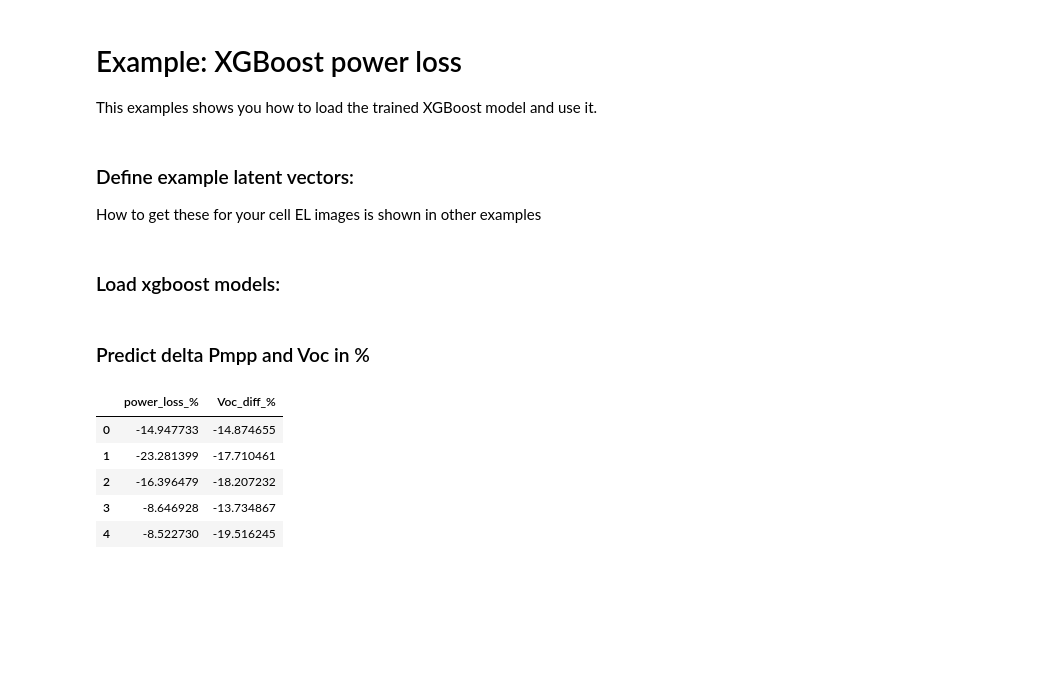
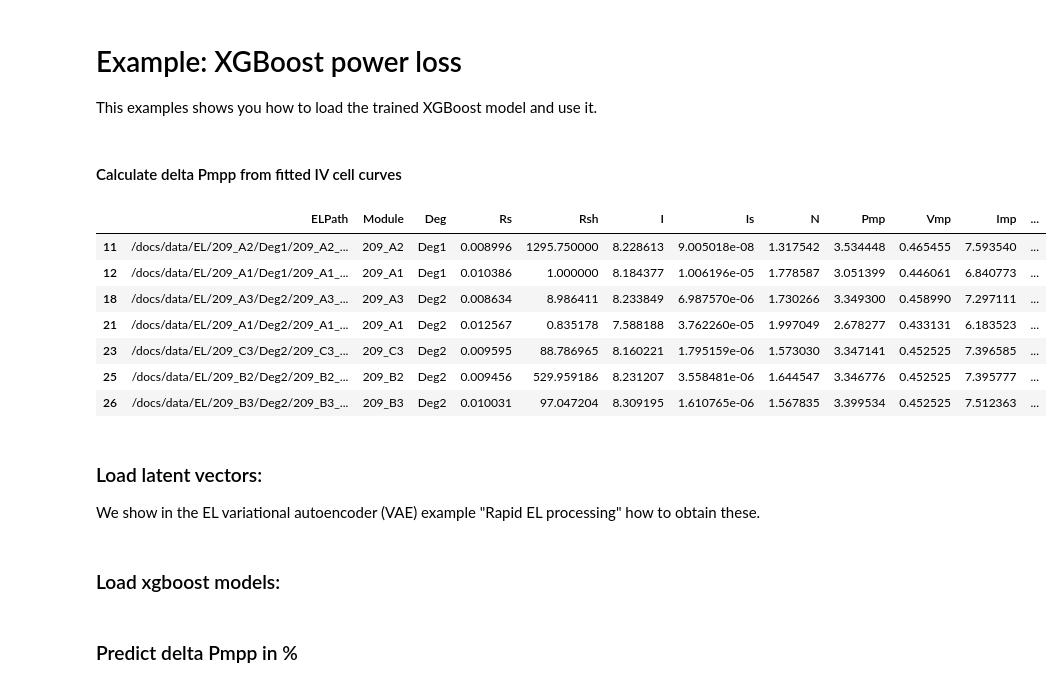
Before and after one commit to sandialabs/pvcracks, a Jupyter notebook: docs/Examples/example_xgboost.ipynb, the cells around one changed output. Cells and saved outputs as stored; diff of their text form; code cells hidden in the pictures; blank space fills up the shorter version.

```diff
--- a/docs/Examples/example_xgboost.ipynb
+++ b/docs/Examples/example_xgboost.ipynb
@@ -12,0 +14,2 @@ import numpy as np
+# %% [markdown]
+#### Calculate delta Pmpp from fitted IV cell curves
@@ -13,3 +18,41 @@ import numpy as np
+# %%
+# grab each Module’s Init‐stage Pmp
+init = (
+    Cell9Master[Cell9Master['Deg']=='Init']
+    .set_index('Module')['Pmp']
+    # init is now a Series: index=Module, value=Pmp_at_Init
+)
+
+# Calcuate differenc in %
+Cell9Master['deltaPmp'] = 100*(Cell9Master['Pmp'] - Cell9Master['Module'].map(init))/Cell9Master['Module'].map(init)
+# %%
+#Filter out specific cells we know have cracks
+cracked = [
+    ('209_A2','Deg1'),
+    ('209_A1','Deg1'),
+    ('209_A3','Deg2'),
+    ('209_A1','Deg2'),
+    ('209_C3','Deg2'),
+    ('209_B2','Deg2'),
+    ('209_B3','Deg2'),
+]
+
+# 2) build a boolean mask which is True only for those pairs
+mask = Cell9Master[['Module','Deg']].apply(tuple,axis=1).isin(cracked)
+
+# 3) slice to keep only the cracked cells
+Cell9Degs = Cell9Master[mask].copy()
+# %%
+Cell9Degs
+# %% [output]
+|  | ELPath | Module | Deg | Rs | Rsh | I | Is | N | Pmp | Vmp | Imp | ... |
+| 11 | /docs/data/EL/209_A2/Deg1/209_A2_... | 209_A2 | Deg1 | 0.008996 | 1295.750000 | 8.228613 | 9.005018e-08 | 1.317542 | 3.534448 | 0.465455 | 7.593540 | ... |
+| 12 | /docs/data/EL/209_A1/Deg1/209_A1_... | 209_A1 | Deg1 | 0.010386 | 1.000000 | 8.184377 | 1.006196e-05 | 1.778587 | 3.051399 | 0.446061 | 6.840773 | ... |
+| 18 | /docs/data/EL/209_A3/Deg2/209_A3_... | 209_A3 | Deg2 | 0.008634 | 8.986411 | 8.233849 | 6.987570e-06 | 1.730266 | 3.349300 | 0.458990 | 7.297111 | ... |
+| 21 | /docs/data/EL/209_A1/Deg2/209_A1_... | 209_A1 | Deg2 | 0.012567 | 0.835178 | 7.588188 | 3.762260e-05 | 1.997049 | 2.678277 | 0.433131 | 6.183523 | ... |
+| 23 | /docs/data/EL/209_C3/Deg2/209_C3_... | 209_C3 | Deg2 | 0.009595 | 88.786965 | 8.160221 | 1.795159e-06 | 1.573030 | 3.347141 | 0.452525 | 7.396585 | ... |
+| 25 | /docs/data/EL/209_B2/Deg2/209_B2_... | 209_B2 | Deg2 | 0.009456 | 529.959186 | 8.231207 | 3.558481e-06 | 1.644547 | 3.346776 | 0.452525 | 7.395777 | ... |
+| 26 | /docs/data/EL/209_B3/Deg2/209_B3_... | 209_B3 | Deg2 | 0.010031 | 97.047204 | 8.309195 | 1.610765e-06 | 1.567835 | 3.399534 | 0.452525 | 7.512363 | ... |
 # %% [markdown]
-### Define example latent vectors:
-How to get these for your cell EL images is shown in other examples
+### Load latent vectors:
+We show in the EL variational autoencoder (VAE) example "Rapid EL processing" how to obtain these.
@@ -83,5 +77,5 @@ pmpp_model, voc_model = load_xgb_models(
         voc_model_path="pvcracks/powerloss/xgb_model_Voc_diff_percent_3CH.pkl"
     )
 # %% [markdown]
-### Predict delta Pmpp and Voc in %
+### Predict delta Pmpp in %
 # %%
@@ -89,9 +82,0 @@ df_predictions = predict_power_and_voc(example_latents, pmpp_model, voc_model)
-# %%
-df_predictions
-# %% [output]
-|  | power_loss_% | Voc_diff_% |
-| 0 | -14.947733 | -14.874655 |
-| 1 | -23.281399 | -17.710461 |
-| 2 | -16.396479 | -18.207232 |
-| 3 | -8.646928 | -13.734867 |
-| 4 | -8.522730 | -19.516245 |
```
Also changed, not shown: parts of 9 cells of this notebook, 2 other files.
